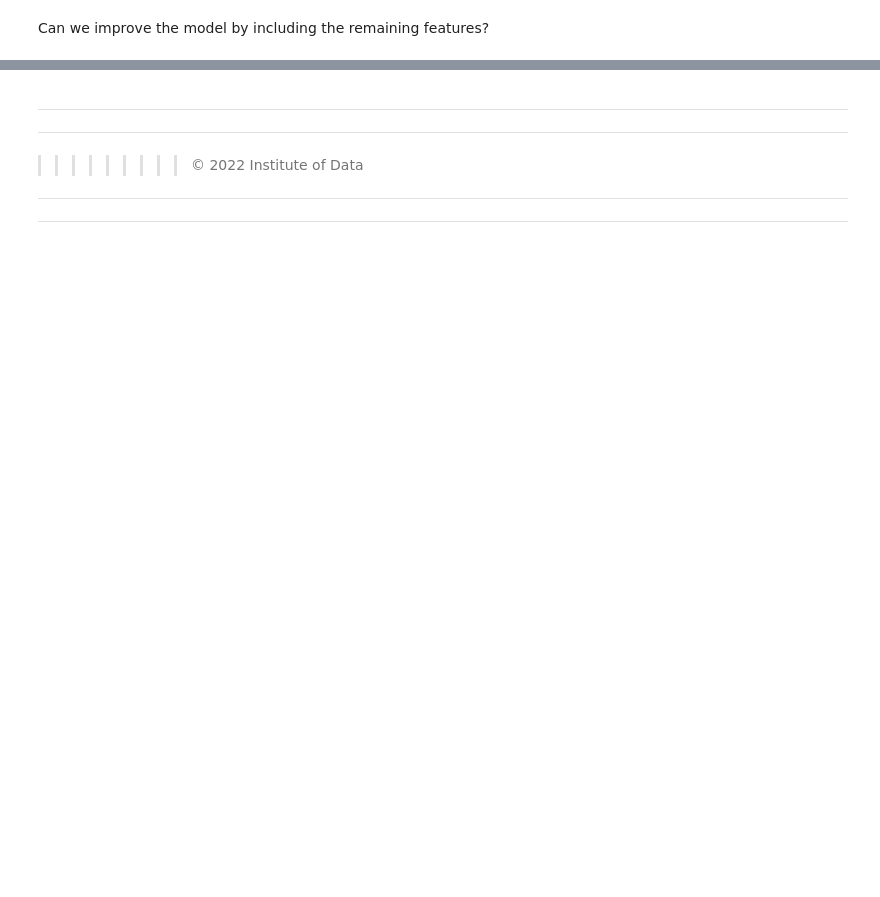
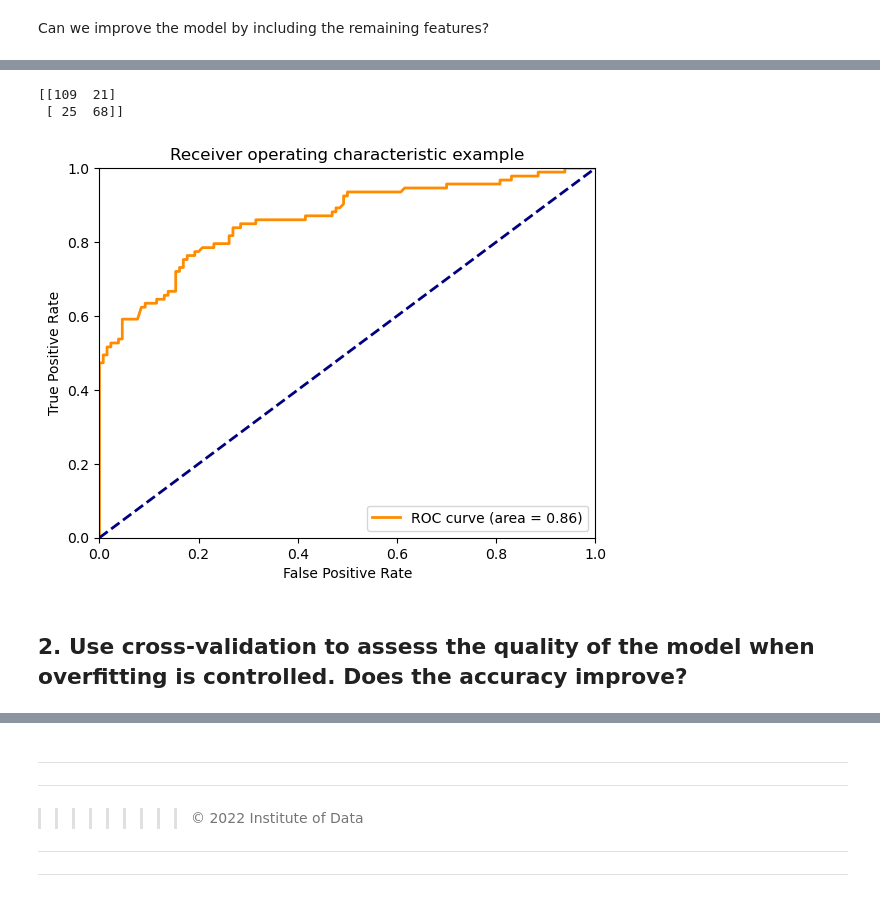
Before and after one commit to divraj2022/IOD_DIV, a Jupyter notebook: Module 5/IOD_Lab_5_1.ipynb, the cells around one changed output, grey strips where cells are left out. Cells and saved outputs as stored; diff of their text form; code cells hidden in the pictures; blank space fills up the shorter version.

```diff
--- a/Module 5/IOD_Lab_5_1.ipynb
+++ b/Module 5/IOD_Lab_5_1.ipynb
@@ -216,0 +463,8 @@ Can we improve the model by including the remaining features?
+# %%
+X_train, X_test, y_train, y_test = train_test_split(X, y)
+
+logreg_5 = LogisticRegression()
+
+logreg_5.fit(X_train, y_train)
+
+logreg_score_5 = logreg_5.score(X_test, y_test)
@@ -216,0 +479,30 @@ Can we improve the model by including the remaining features?
+# %%
+y_pred_class = logreg_5.predict(X_test)
+print(metrics.confusion_matrix(y_test, y_pred_class))
+# %% [output]
+[[109  21]
+ [ 25  68]]
+# %%
+# Generate the prediction values for each of the test observations using predict_proba() function rather than just predict
+preds = logreg_5.predict_proba(X_test)[:,1]
+
+# Store the false positive rate(fpr), true positive rate (tpr) in vectors for use in the graph
+fpr, tpr, _ = metrics.roc_curve(y_test, preds)
+
+# Store the Area Under the Curve (AUC) so we can annotate our graph with this metric
+roc_auc = metrics.auc(fpr, tpr)
+
+# Plot the ROC Curve
+plt.figure()
+lw = 2
+plt.plot(fpr, tpr, color='darkorange', lw = lw, label = 'ROC curve (area = %0.2f)' % roc_auc)
+plt.plot([0, 1], [0, 1], color = 'navy', lw = lw, linestyle = '--')
+plt.xlim([0.0, 1.0])
+plt.ylim([0.0, 1.0])
+plt.xlabel('False Positive Rate')
+plt.ylabel('True Positive Rate')
+plt.title('Receiver operating characteristic example')
+plt.legend(loc = "lower right")
+plt.show()
+# %% [output]
+[figure, added]
@@ -216,0 +511,2 @@ Can we improve the model by including the remaining features?
+# %% [markdown]
+## 2. Use cross-validation to assess the quality of the model when overfitting is controlled. Does the accuracy improve?
```
Also changed, not shown: parts of 56 cells of this notebook, 1 other file.
